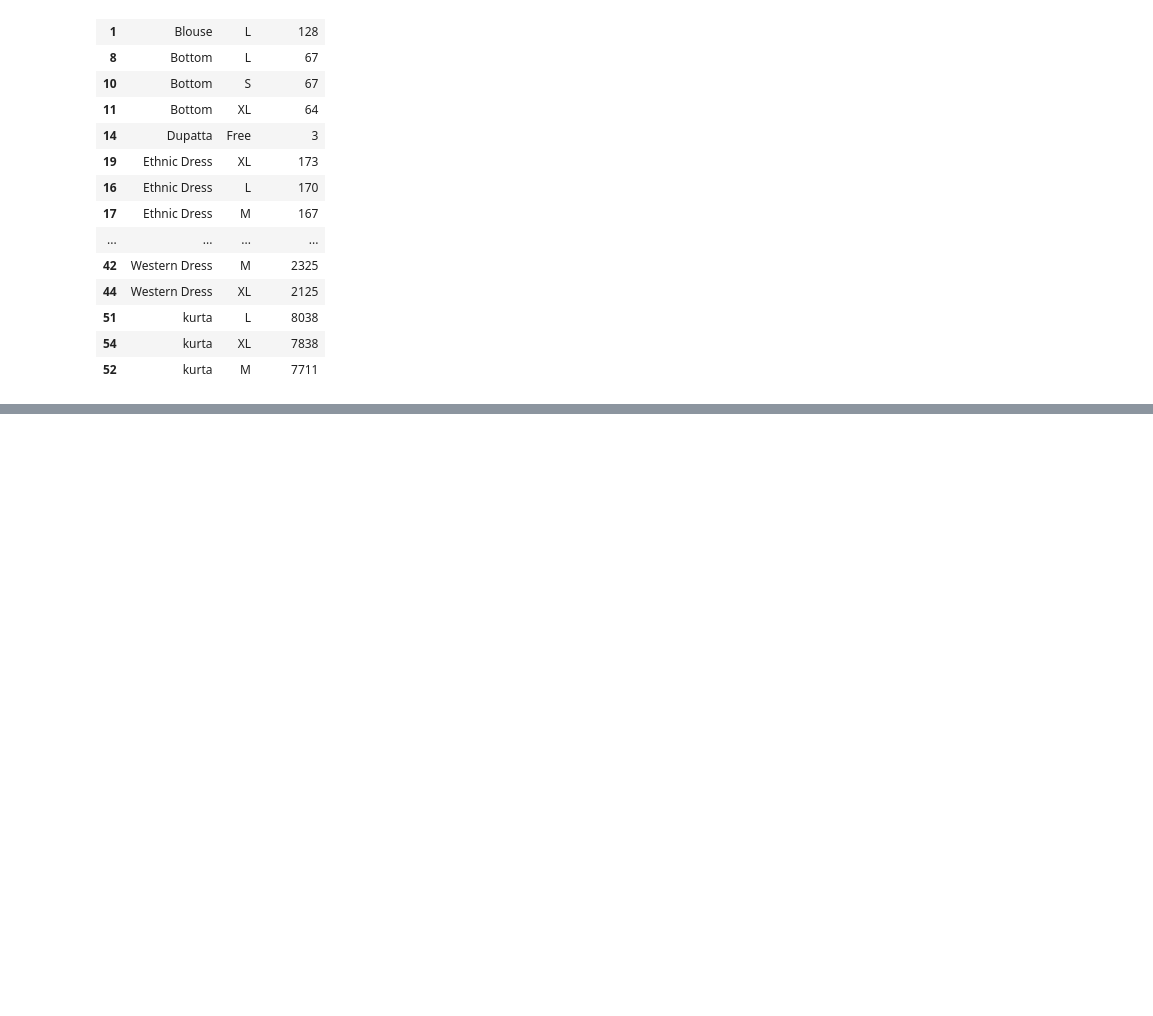
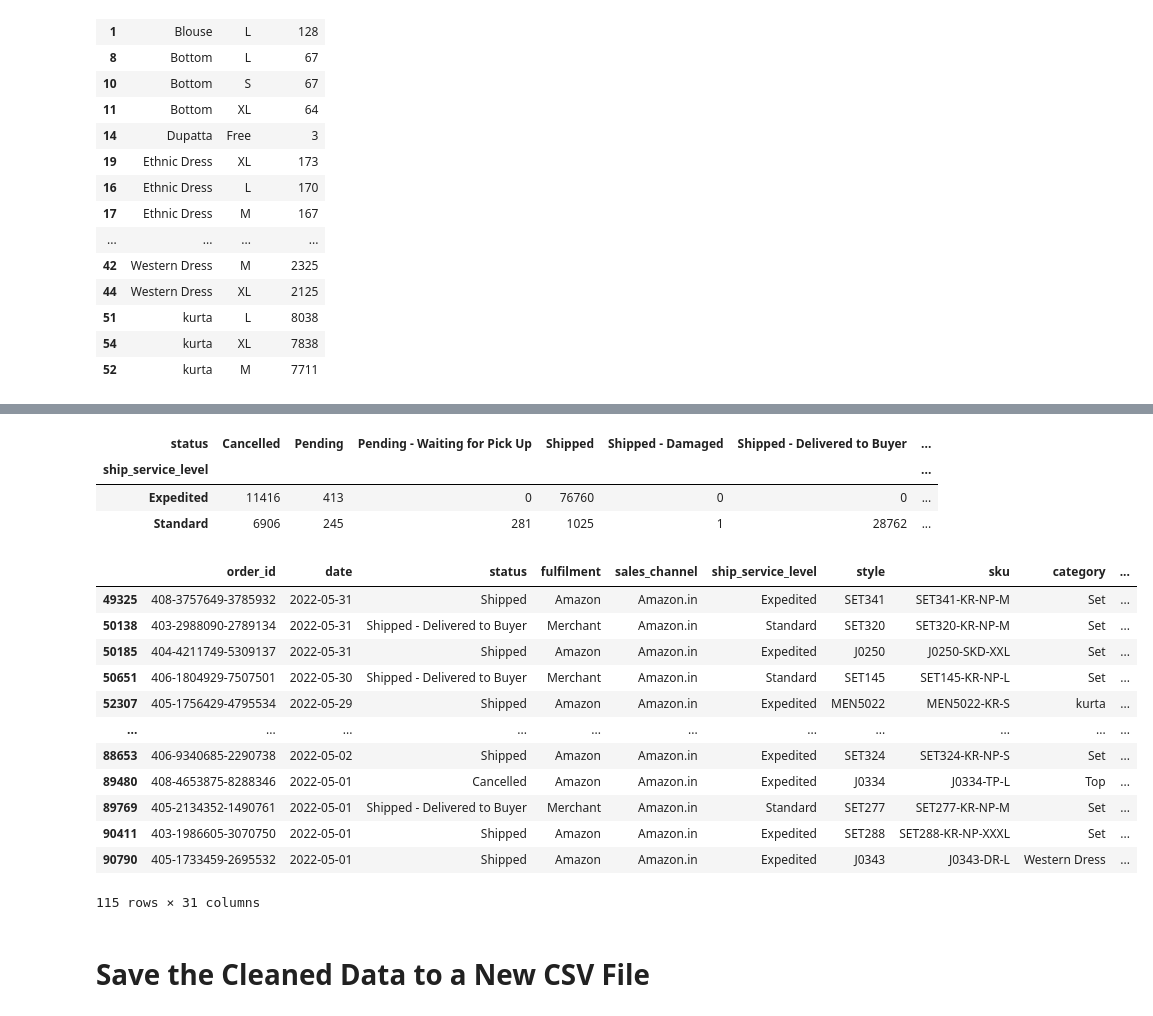
Before and after one commit to ibrahimsaber1/IMDB-movies-Analysis, a Jupyter notebook: amazon_sales.ipynb, the cells around one changed output, grey strips where cells are left out. Cells and saved outputs as stored; diff of their text form; code cells hidden in the pictures; blank space fills up the shorter version.

```diff
--- a/amazon_sales.ipynb
+++ b/amazon_sales.ipynb
@@ -1067,0 +1330,47 @@ px.bar(top_sizes_by_category,
+# %%
+# 17. Create a derived metric for estimated delivery performance
+# Since we don't have actual delivery dates, we'll analyze order status distribution
+delivery_performance = df.groupby(['ship_service_level', 'status']).size().unstack(fill_value=0)
+delivery_performance['Success_Rate'] = (delivery_performance.get('Shipped - Delivered to Buyer', 0) /
+                                       delivery_performance.sum(axis=1) * 100).round(2)
+delivery_performance
+# %% [output]
+| status | Cancelled | Pending | Pending - Waiting for Pick Up | Shipped | Shipped - Damaged | Shipped - Delivered to Buyer | ... |
+| ship_service_level |  |  |  |  |  |  | ... |
+| Expedited | 11416 | 413 | 0 | 76760 | 0 | 0 | ... |
+| Standard | 6906 | 245 | 281 | 1025 | 1 | 28762 | ... |
+# %%
+# 18. Create date features for time-based analysis
+df['day_of_month'] = df['date'].dt.day
+df['week_of_year'] = df['date'].dt.isocalendar().week
+
+# Daily order pattern
+daily_orders = df.groupby('day_of_month').agg({
+    'order_id': 'count',
+    'total_revenue': 'sum'
+}).reset_index()
+daily_orders.columns = ['Day of Month', 'Order Count', 'Total Revenue']
+
+px.line(daily_orders,
+        x='Day of Month',
+        y='Order Count',
+        title='Daily Order Volume Pattern',
+        markers=True)
+# %%
+df[(df.ship_state == 'chandigarh') & (df.month_name == 'May' ) ]
+# %% [output]
+|  | order_id | date | status | fulfilment | sales_channel | ship_service_level | style | sku | category | ... |
+| 49325 | 408-3757649-3785932 | 2022-05-31 | Shipped | Amazon | Amazon.in | Expedited | SET341 | SET341-KR-NP-M | Set | ... |
+| 50138 | 403-2988090-2789134 | 2022-05-31 | Shipped - Delivered to Buyer | Merchant | Amazon.in | Standard | SET320 | SET320-KR-NP-M | Set | ... |
+| 50185 | 404-4211749-5309137 | 2022-05-31 | Shipped | Amazon | Amazon.in | Expedited | J0250 | J0250-SKD-XXL | Set | ... |
+| 50651 | 406-1804929-7507501 | 2022-05-30 | Shipped - Delivered to Buyer | Merchant | Amazon.in | Standard | SET145 | SET145-KR-NP-L | Set | ... |
+| 52307 | 405-1756429-4795534 | 2022-05-29 | Shipped | Amazon | Amazon.in | Expedited | MEN5022 | MEN5022-KR-S | kurta | ... |
+| ... | ... | ... | ... | ... | ... | ... | ... | ... | ... | ... |
+| 88653 | 406-9340685-2290738 | 2022-05-02 | Shipped | Amazon | Amazon.in | Expedited | SET324 | SET324-KR-NP-S | Set | ... |
+| 89480 | 408-4653875-8288346 | 2022-05-01 | Cancelled | Amazon | Amazon.in | Expedited | J0334 | J0334-TP-L | Top | ... |
+| 89769 | 405-2134352-1490761 | 2022-05-01 | Shipped - Delivered to Buyer | Merchant | Amazon.in | Standard | SET277 | SET277-KR-NP-M | Set | ... |
+| 90411 | 403-1986605-3070750 | 2022-05-01 | Shipped | Amazon | Amazon.in | Expedited | SET288 | SET288-KR-NP-XXXL | Set | ... |
+| 90790 | 405-1733459-2695532 | 2022-05-01 | Shipped | Amazon | Amazon.in | Expedited | J0343 | J0343-DR-L | Western Dress | ... |
+115 rows × 31 columns
+# %% [markdown]
+# Save the Cleaned Data to a New CSV File
```
Also changed, not shown: parts of 30 cells of this notebook, 8 other files.
